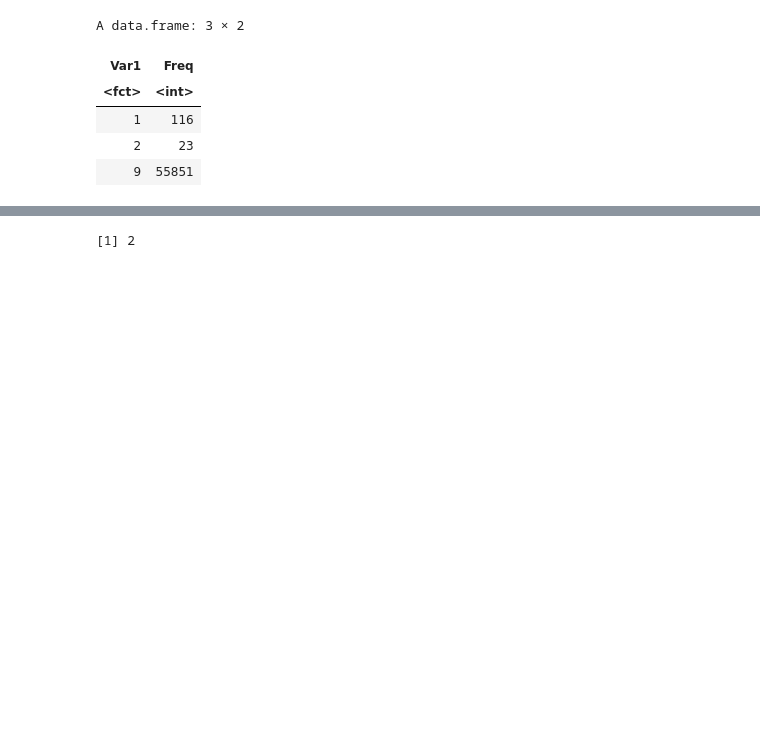
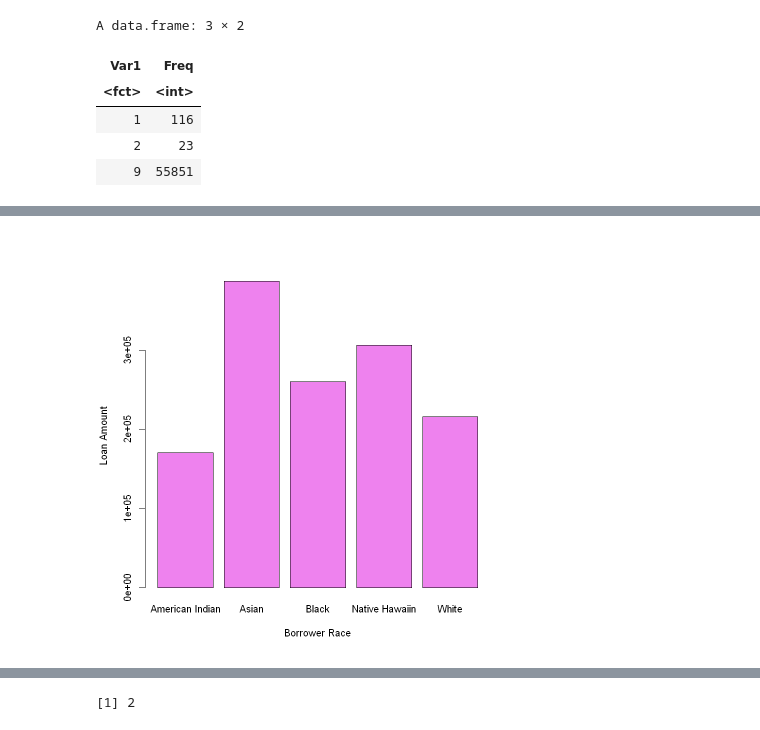
Before and after one commit to Kavya-Shekar/Home_loan_Data_analysis, a Jupyter notebook: Data_cleaning.ipynb, the cells around one changed output, grey strips where cells are left out. Cells and saved outputs as stored; diff of their text form; code cells hidden in the pictures; blank space fills up the shorter version.

```diff
--- a/Data_cleaning.ipynb
+++ b/Data_cleaning.ipynb
@@ -253,0 +281,15 @@ A data.frame: 3 × 2
+# %%
+americanIndian = mean((data[data$BoRace==1,])$UPB)
+asian = mean((data[data$BoRace==2,])$UPB)
+black = mean((data[data$BoRace==3,])$UPB)
+nativeHawaiin = mean((data[data$BoRace==4,])$UPB)
+white = mean((data[data$BoRace==5,])$UPB)
+
+# Create the data for the chart
+X <- c("American Indian", "Asian", "Black", "Native Hawaiin", "White")
+Y <- c(americanIndian, asian, black, nativeHawaiin, white)
+
+# Plot the bar chart
+barplot(Y,names.arg=X,xlab="Borrower Race",ylab="Loan Amount",col="violet")
+# %% [output]
+[figure, added]
```
Also changed, not shown: parts of 24 cells of this notebook.
